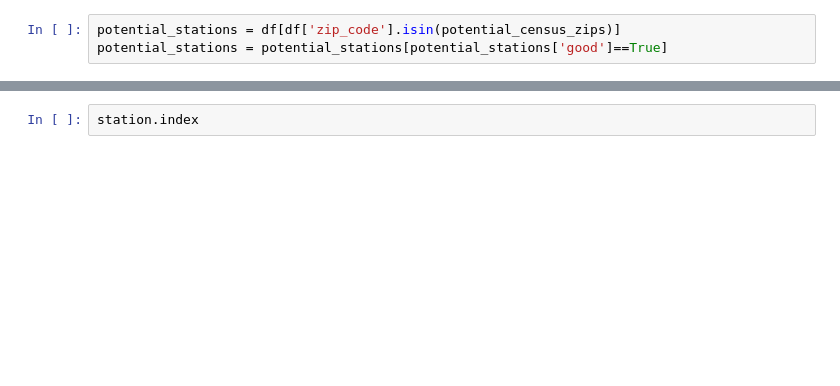
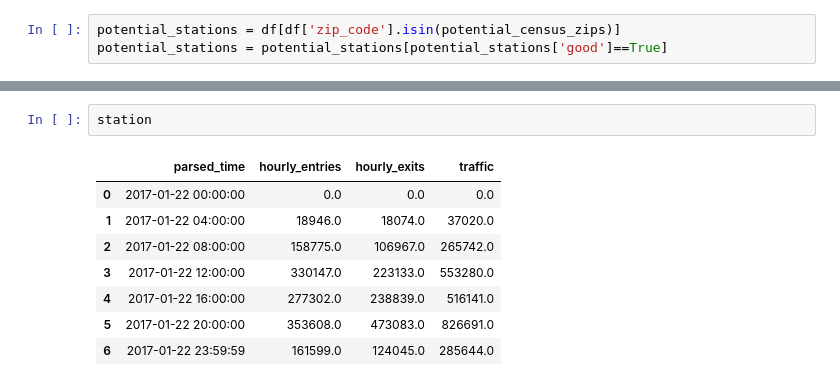
Before and after one commit to emw1687/benson, a Jupyter notebook: mta_turnstiles_eda_eva.ipynb, the cells around one changed output, grey strips where cells are left out. Saved outputs shown, nothing was run; the diff lists cells and outputs as text; blank space fills up the shorter version.

```diff
--- a/mta_turnstiles_eda_eva.ipynb
+++ b/mta_turnstiles_eda_eva.ipynb
@@ -169,5 +170,14 @@ station
 # %%
-station.index
+station
+# %% [output]
+|  | parsed_time | hourly_entries | hourly_exits | traffic |
+| 0 | 2017-01-22 00:00:00 | 0.0 | 0.0 | 0.0 |
+| 1 | 2017-01-22 04:00:00 | 18946.0 | 18074.0 | 37020.0 |
+| 2 | 2017-01-22 08:00:00 | 158775.0 | 106967.0 | 265742.0 |
+| 3 | 2017-01-22 12:00:00 | 330147.0 | 223133.0 | 553280.0 |
+| 4 | 2017-01-22 16:00:00 | 277302.0 | 238839.0 | 516141.0 |
+| 5 | 2017-01-22 20:00:00 | 353608.0 | 473083.0 | 826691.0 |
+| 6 | 2017-01-22 23:59:59 | 161599.0 | 124045.0 | 285644.0 |
 # %%
 fig = plt.figure()
 ax = plt.axes()
```
Also changed, not shown: parts of 36 cells of this notebook, 3 other files.
